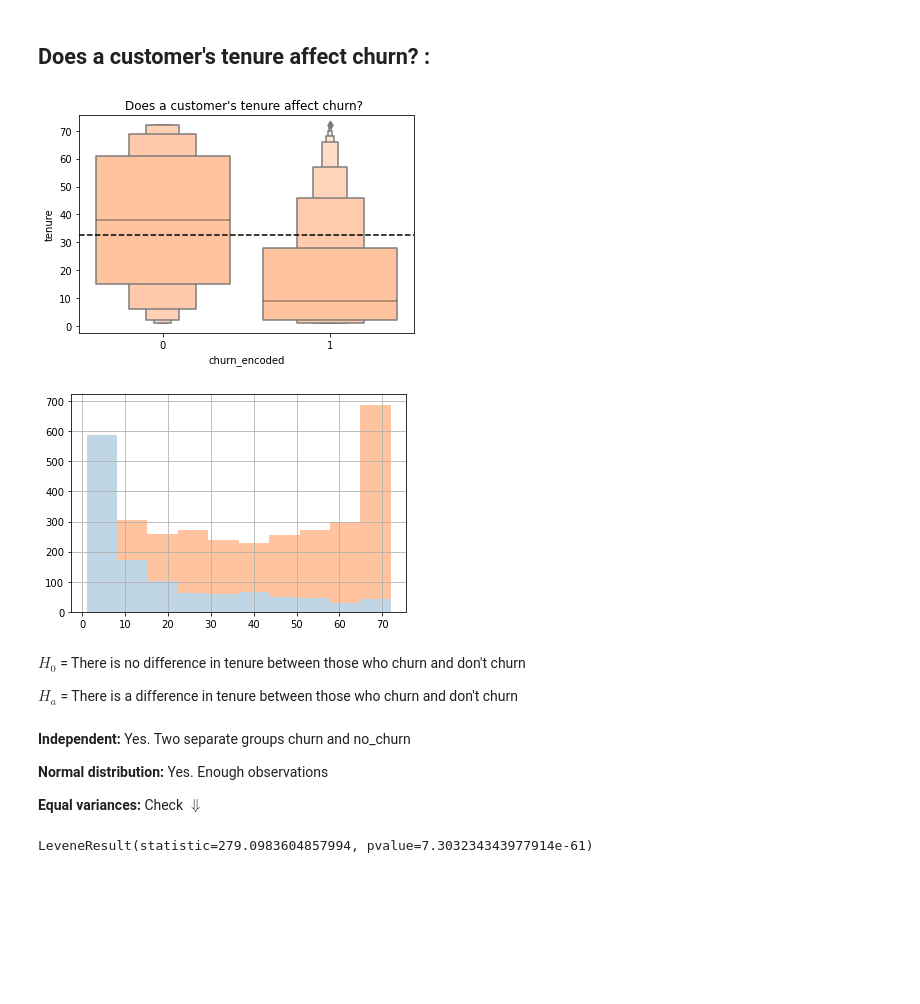
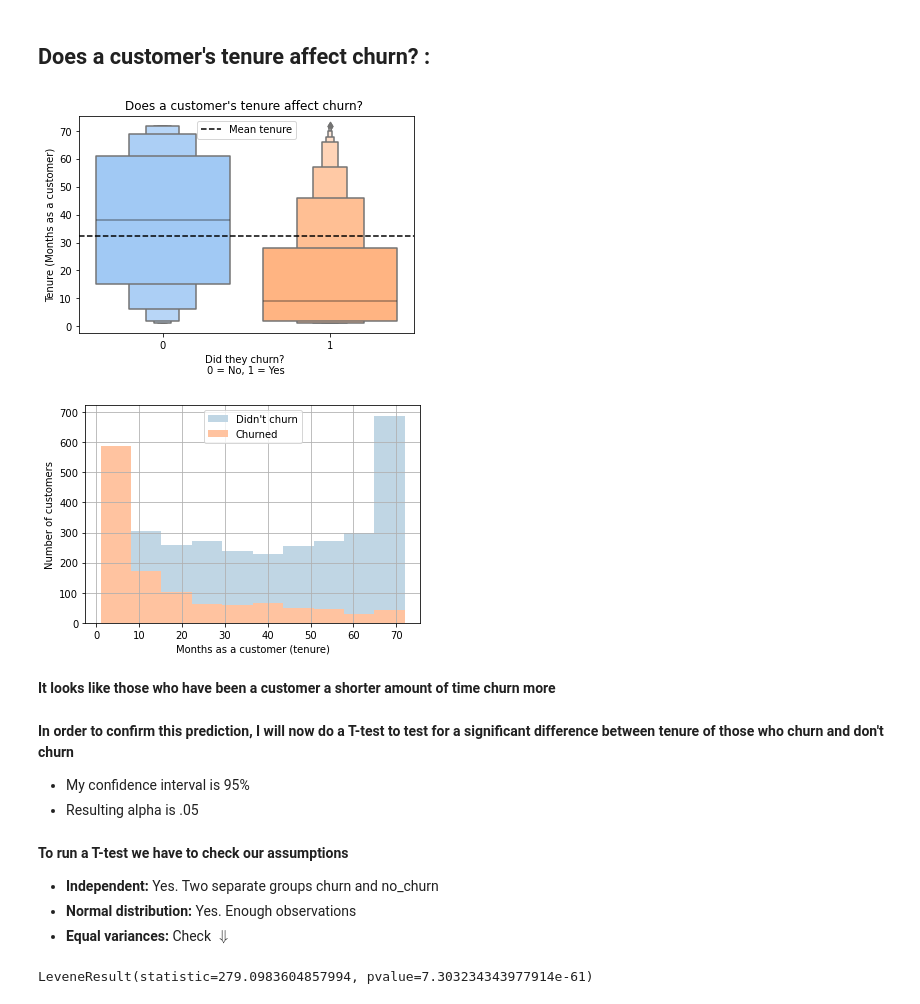
Before and after one commit to markydoug/classification-project, a Jupyter notebook: project_template.ipynb, the cells around one changed output. Cells and saved outputs as stored; diff of their text form; code cells hidden in the pictures; blank space fills up the shorter version.

```diff
--- a/project_template.ipynb
+++ b/project_template.ipynb
@@ -134,31 +152,24 @@ plt.show()
 # %% [markdown]
 ## Does a customer's tenure affect churn? :
-# %%
-average = train["tenure"].mean()
-sns.boxenplot(data=train, x='churn_encoded', y="tenure", color='#ffc3a0', saturation=1)
-plt.title("Does a customer's tenure affect churn? ")
-plt.axhline(average, ls='--', color='black')
-plt.show()
-# %% [output]
-[figure, removed]
-# %%
-train_no_churn['tenure'].hist(color='#ffc3a0')
-train_churn['tenure'].hist(color='#c0d6e4')
-plt.show()
-# %% [output]
-[figure, removed]
-# %% [markdown]
-$H_0$ = There is no difference in tenure between those who churn and don't churn
-
-$H_a$ = There is a difference in tenure between those who churn and don't churn
-# %% [markdown]
-**Independent:** Yes. Two separate groups churn and no_churn
-
-**Normal distribution:** Yes. Enough observations
-
-**Equal variances:** Check $\Downarrow$
+# %%
+#plot tenure of those who churned and didn't churn
+e.tenure_viz(train)
+# %% [output]
+[figure, added]
+[figure, added]
+# %% [markdown]
+**It looks like those who have been a customer a shorter amount of time churn more**
+# %% [markdown]
+**In order to confirm this prediction, I will now do a T-test to test for a significant difference between tenure of those who churn and don't churn**
+* My confidence interval is 95%
+* Resulting alpha is .05
 # %%
 alpha = 0.05
+# %% [markdown]
+**To run a T-test we have to check our assumptions**
+* **Independent:** Yes. Two separate groups churn and no_churn
+* **Normal distribution:** Yes. Enough observations
+* **Equal variances:** Check $\Downarrow$
 # %%
 stats.levene(train_churn.tenure, train_no_churn.tenure)
 # %% [output]
```
Also changed, not shown: parts of 83 cells of this notebook.
